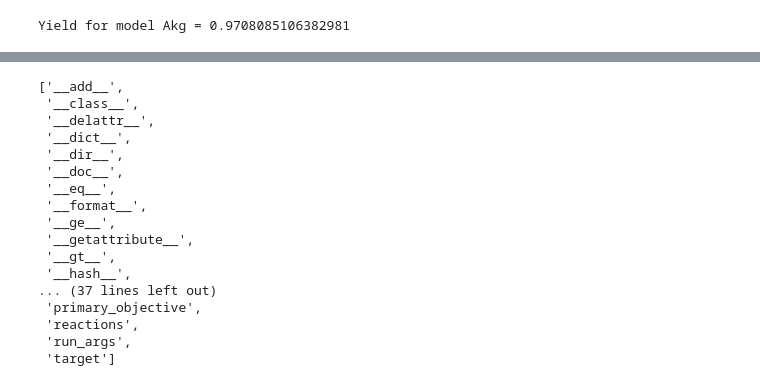
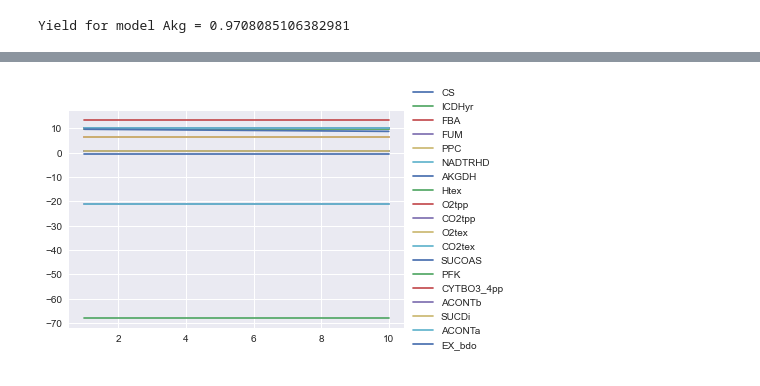
Before and after one commit to 27410/group-assignment-2021-group_11_bdo_production, a Jupyter notebook: BDO project.ipynb, the cells around one changed output, grey strips where cells are left out. Drawn from its saved outputs; the diff is of its cells as text; code cells hidden in the pictures.

```diff
--- a/BDO project.ipynb
+++ b/BDO project.ipynb
@@ -405,3 +420,11 @@ Reaction fluxes
 # %%
-result_akg.plot(plotter)
+#import matplot lib for ploting and sk learn for calculating the slope
+
+from matplotlib import pyplot as plt
+plt.style.use('seaborn')
+%matplotlib inline
+result_akg.data_frame[:].T.plot()
+plt.legend(loc='center left', bbox_to_anchor=(1, 0.5))
+#plt.savefig("figures/FSEOF_akg.png")
+plt.show()
 # %% [output]
@@ -409,20 +431 @@ result_akg.plot(plotter)
+[figure, added]
-# %%
-dir(result_akg)
-# %% [output]
-['__add__',
- '__class__',
- '__delattr__',
- '__dict__',
- '__dir__',
- '__doc__',
- '__eq__',
- '__format__',
- '__ge__',
- '__getattribute__',
- '__gt__',
- '__hash__',
-... (37 lines left out)
- 'primary_objective',
- 'reactions',
- 'run_args',
- 'target']
```
Also changed, not shown: parts of 22 cells of this notebook, 1 other file.
